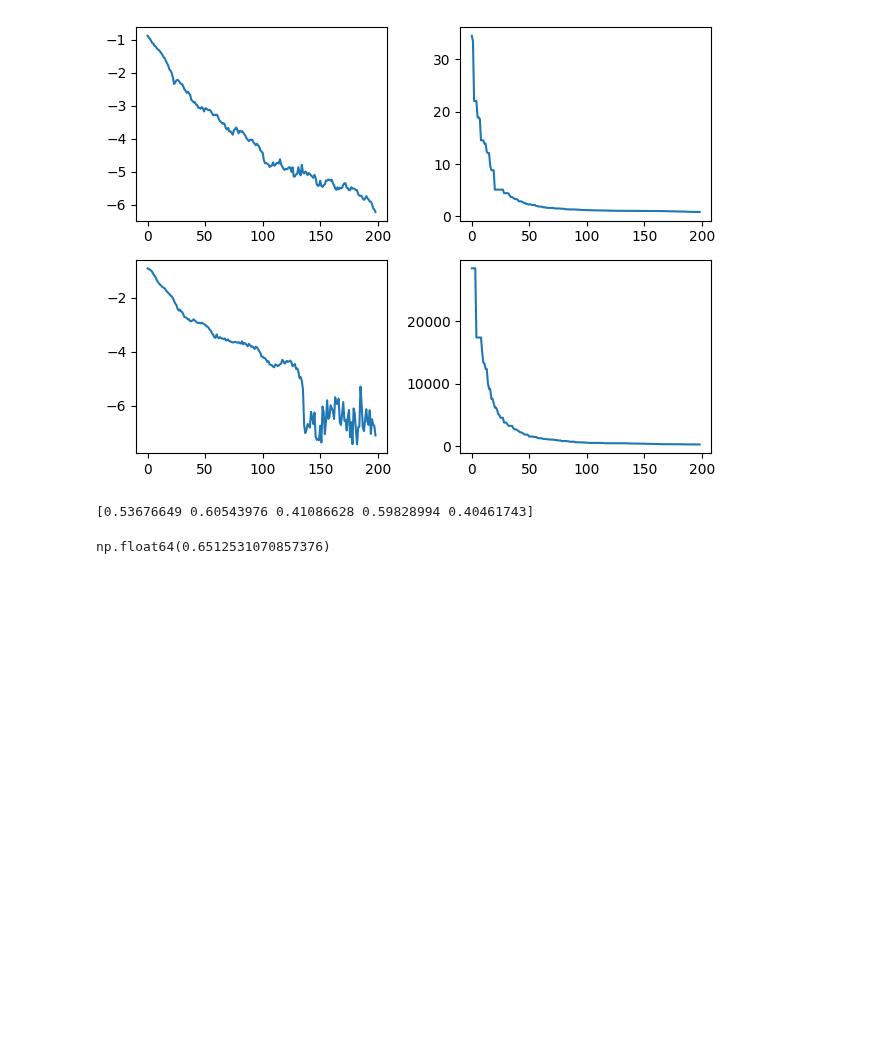
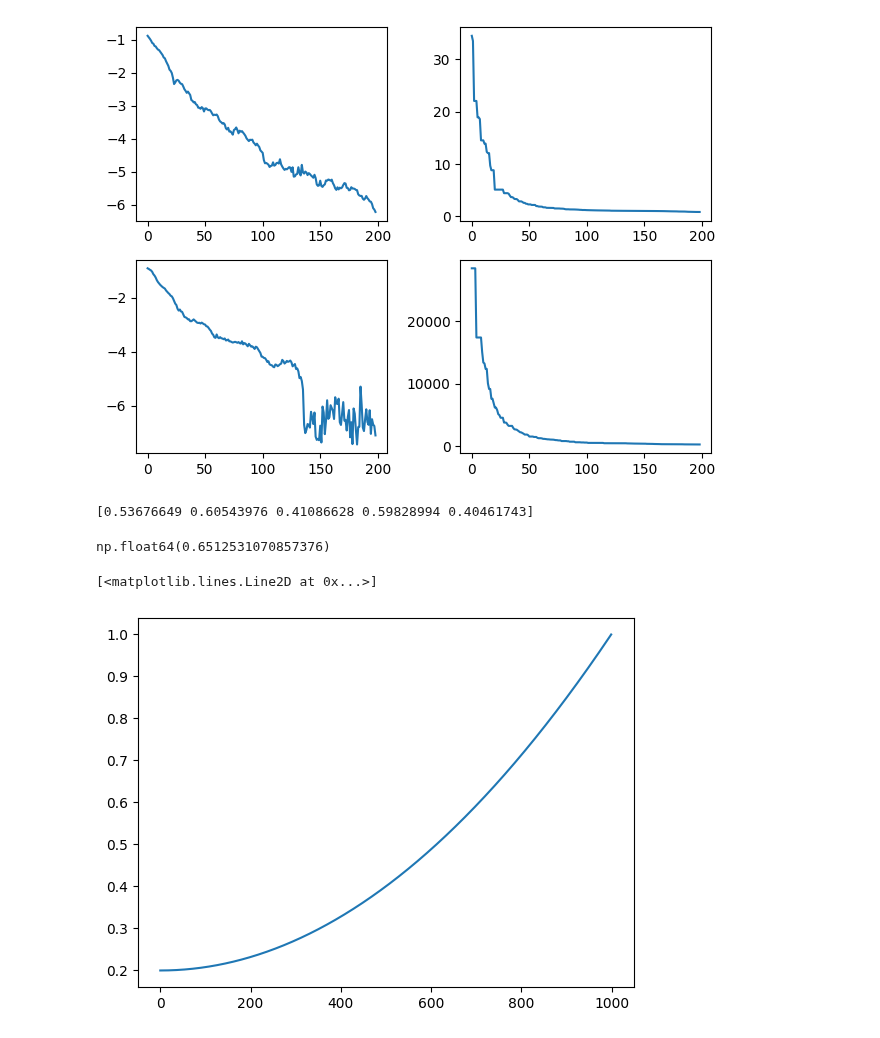
Before and after one commit to vuanhhuyhlqn/AMTEA, a Jupyter notebook: test.ipynb, the cells around one changed output. Drawn from its saved outputs; the diff is of its cells as text; code cells hidden in the pictures; blank space fills up the shorter version.

```diff
--- a/test.ipynb
+++ b/test.ipynb
@@ -134,3 +100,11 @@ print(centroid)
 np.mean(np.linalg.norm(u - centroid, axis=1))
 # %% [output]
 np.float64(0.6512531070857376)
+# %%
+a_s = 0.2
+T = 1000
+ls_a = []
+for t in range(T):
+    u = t / T
+    a = a_s + (1 - a_s) * (u ** 2)
+    ls_a.append(a)
@@ -136,0 +113,5 @@ np.float64(0.6512531070857376)
+# %%
+plt.plot(ls_a)
+# %% [output]
+[<matplotlib.lines.Line2D at 0x...>]
+[figure, added]
```
Also changed, not shown: parts of 3 cells of this notebook, 1 other file.
